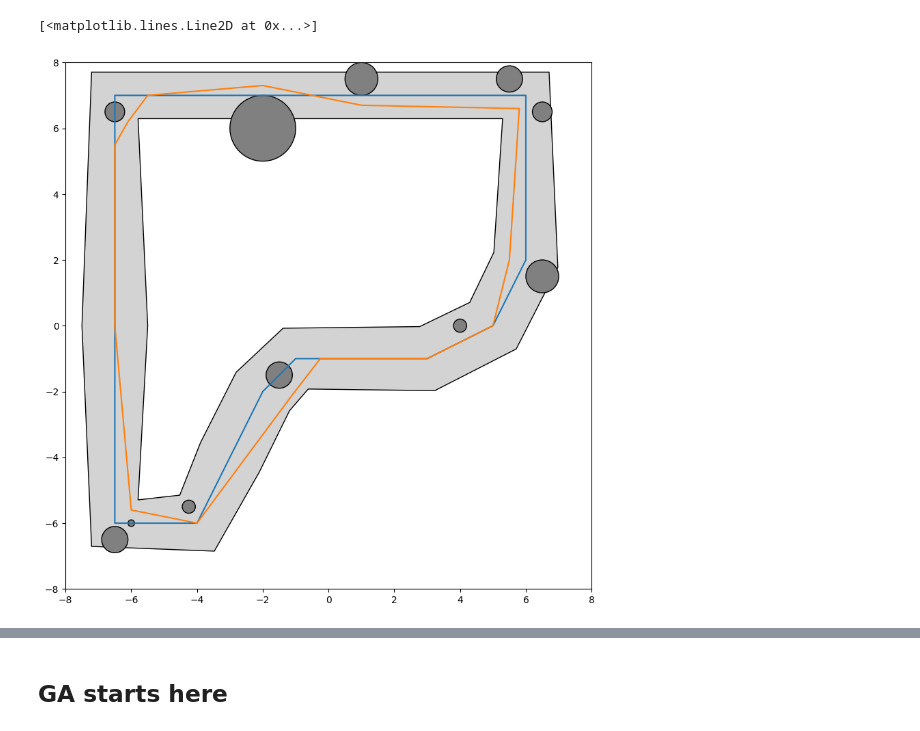
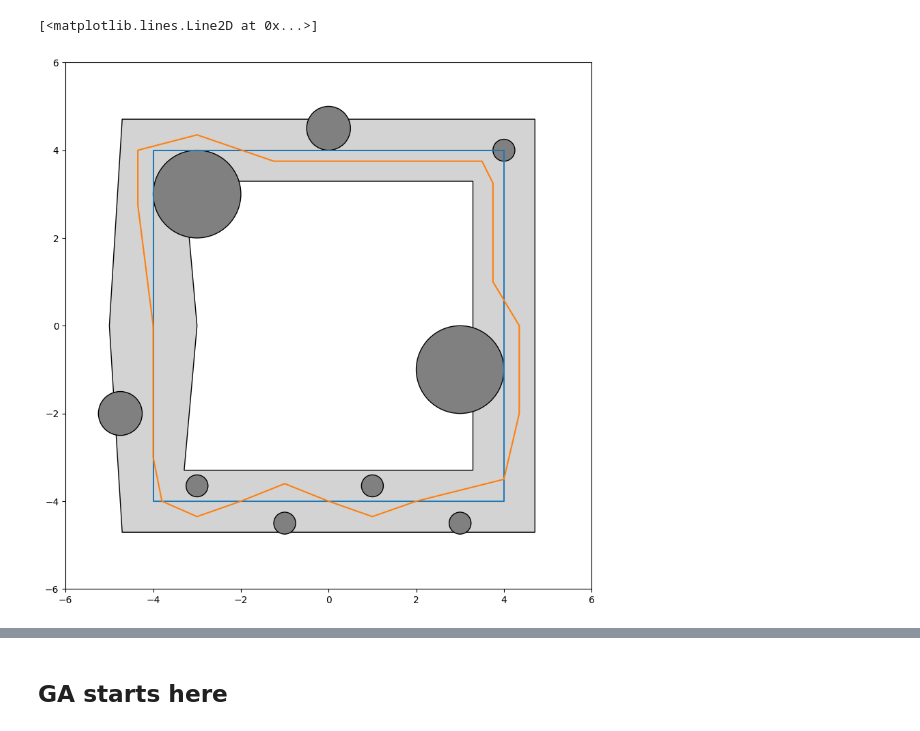
Before and after one commit to DixMilleJours/LIDAR, a Jupyter notebook: optim.ipynb, the cells around one changed output, grey strips where cells are left out. Drawn from its saved outputs; the diff is of its cells as text; code cells hidden in the pictures.

```diff
--- a/optim.ipynb
+++ b/optim.ipynb
@@ -401,78 +401,75 @@ class TrackVisualizer:
 # %%
 # Define centerline points for a larger, centered oval track
 centerline_points = [
-    (-6.5, 0),
-    (-6.5, 7),
-    (6, 7),
-    (6, 2),
-    (5, 0),
-    (3, -1),
-    (-1, -1),
-    (-2, -2),
-    (-3, -4),
-    (-4, -6),
-    (-6.5, -6),
-    (-6.5, 0)
+    (-4, 0),
+    (-4, 4),
+    (4, 4),
+    (4, -4),
+    (-4, -4),
+    (-4, 0)
 ]
 
 track_width = 2.0  # Increased track width for better visibility
 
 # Generate track boundaries
 inner_boundary, outer_boundary = generate_track_boundaries(centerline_points, track_width)
 
 # Create track configuration with better distributed obstacles
 track_config = TrackConfig(
-    bounds=((-8, 8), (-8, 8)),
+    bounds=((-6, 6), (-6, 6)),
     obstacles = [
-        (6.5, 6.5, 0.3),
-        (-6.5, 6.5, 0.3),
-        (-2, 6, 1),
-        (1, 7.5, 0.5),
-        (5.5, 7.5, 0.4),
-        (6.5, 1.5, 0.5),
-        (4, 0, 0.2),
-        (-1.5, -1.5, 0.4),
-        (-4.25, -5.5, 0.2),
-        (-6.5, -6.5, 0.4),
-        (-6, -6, 0.1)
+        (-3, 3, 1),
+        (0, 4.5, -0.5),
+        (4, 4, 0.25),
+        (3, -1, 1),
+        (3, -4.5, 0.25),
+        (1, -3.65, 0.25),
+        (-1, -4.5, 0.25),
+        (-3, -3.65, 0.25),
+        (-4.75, -2, 0.5)
     ],
     track_width=track_width,
     inner_boundary=inner_boundary,
     outer_boundary=outer_boundary
 )
 
 centerline_points = np.array(centerline_points)
 xcoords = centerline_points[:,0]
 ycoords = centerline_points[:,1]
 
 # haha bruteforced an optimal path :clown:
 optimal_path = [
-    (-6.5, 0),
-    (-6.5, 5.5),
-    (-6.1, 6.2),
-    (-5.5, 7),
-    (-2, 7.3),
-    (1, 6.7),
-    (5.8, 6.6),
-    (5.5, 2),
-    (5, 0),
-    (3, -1),
-    (-0.25, -1),
-    (-1.1, -2.1),
-    (-4, -6),
-    (-6, -5.6),
-    (-6.5, 0)
+    (-4, 0),
+    (-4.35, 2.75),
+    (-4.35, 4),
+    (-3, 4.35),
+    (-1.25, 3.75),
+    (3.5, 3.75),
+    (3.75, 3.25),
+    (3.75, 1),
+    (4.35, 0),
+    (4.35, -2),
+    (4, -3.5),
+    (2, -4),
+    (1, -4.35),
+    (0, -4),
+    (-1, -3.6),
+    (-2, -4),
+    (-3, -4.35),
+    (-3.8, -4),
+    (-4, -3),
+    (-4, 0)
 ]
 optimal_path = np.array(optimal_path)
 x_opt = optimal_path[:, 0]
 y_opt = optimal_path[:, 1]
 
 visualizer = TrackVisualizer(track_config)
 plt.plot(xcoords, ycoords)
 plt.plot(x_opt, y_opt)
 # %% [output]
 [<matplotlib.lines.Line2D at 0x...>]
-[figure, old version]
+[figure, new version]
 # %%
 # Initialize components with tuned parameters
 car_length = 0.1
```
Also changed, not shown: parts of 10 cells of this notebook, 1 other file.
